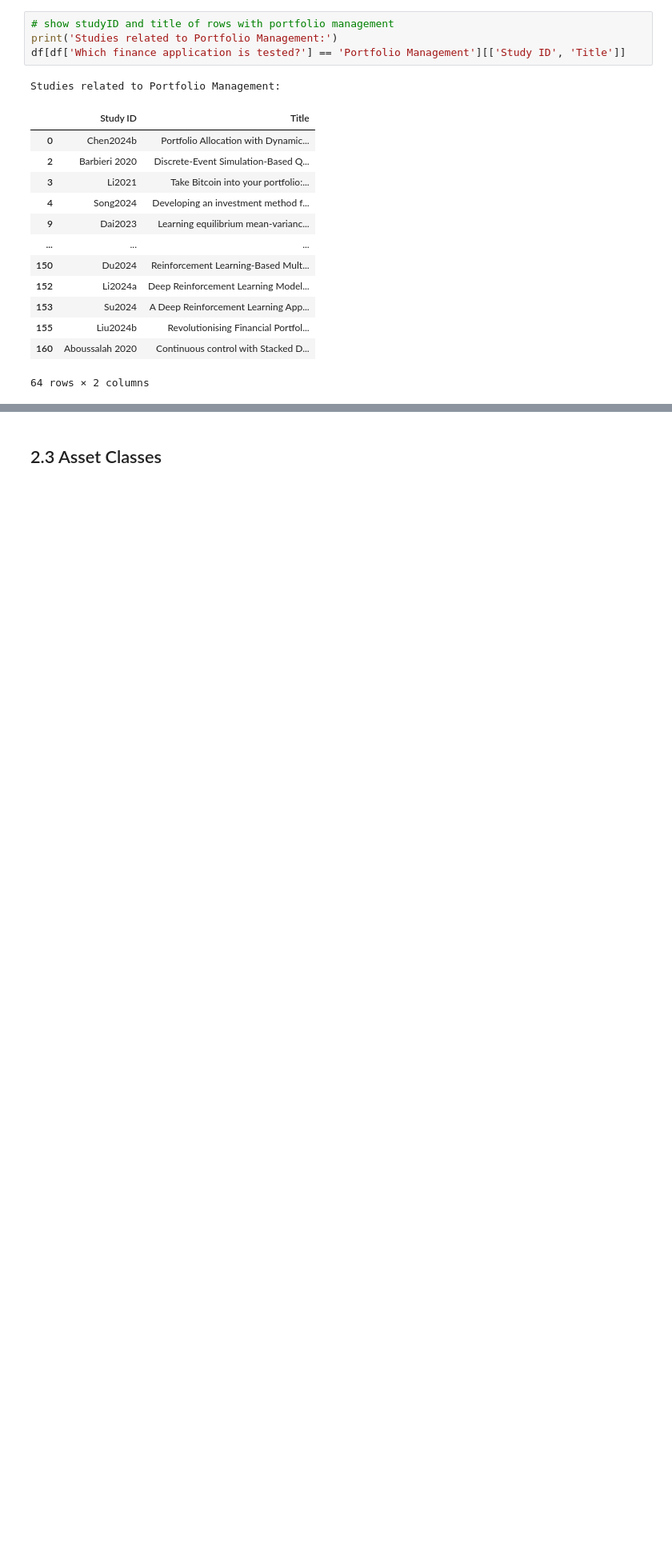
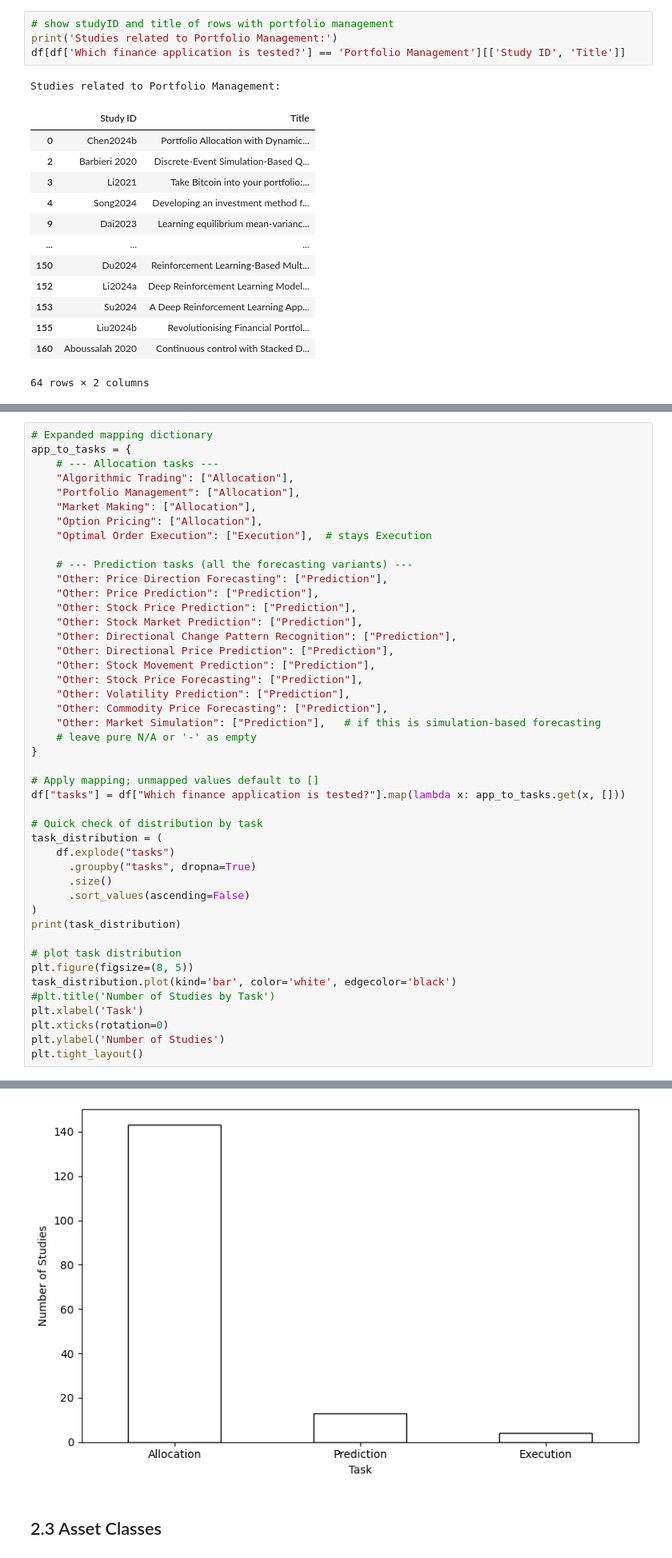
Before and after one commit to MSCA-DN-Digital-Finance/WP3_eXplainable_and_Fair_AI, a Jupyter notebook: IRP1/Code/systematic_literature_review/250602_analysis.ipynb, the cells around one changed output, grey strips where cells are left out. Shown at 80% size. Saved outputs shown, nothing was run; the diff lists cells and outputs as text; blank space fills up the shorter version.

```diff
--- a/IRP1/Code/systematic_literature_review/250602_analysis.ipynb
+++ b/IRP1/Code/systematic_literature_review/250602_analysis.ipynb
@@ -288,0 +445,46 @@ Studies related to Portfolio Management:
+# %%
+# Expanded mapping dictionary
+app_to_tasks = {
+    # --- Allocation tasks ---
+    "Algorithmic Trading": ["Allocation"],
+    "Portfolio Management": ["Allocation"],
+    "Market Making": ["Allocation"],
+    "Option Pricing": ["Allocation"],
+    "Optimal Order Execution": ["Execution"],  # stays Execution
+
+    # --- Prediction tasks (all the forecasting variants) ---
+    "Other: Price Direction Forecasting": ["Prediction"],
+    "Other: Price Prediction": ["Prediction"],
+    "Other: Stock Price Prediction": ["Prediction"],
+    "Other: Stock Market Prediction": ["Prediction"],
+    "Other: Directional Change Pattern Recognition": ["Prediction"],
+    "Other: Directional Price Prediction": ["Prediction"],
+    "Other: Stock Movement Prediction": ["Prediction"],
+    "Other: Stock Price Forecasting": ["Prediction"],
+    "Other: Volatility Prediction": ["Prediction"],
+    "Other: Commodity Price Forecasting": ["Prediction"],
+    "Other: Market Simulation": ["Prediction"],   # if this is simulation-based forecasting
+    # leave pure N/A or '-' as empty
+}
+
+# Apply mapping; unmapped values default to []
+df["tasks"] = df["Which finance application is tested?"].map(lambda x: app_to_tasks.get(x, []))
+
+# Quick check of distribution by task
+task_distribution = (
+    df.explode("tasks")
+      .groupby("tasks", dropna=True)
+      .size()
+      .sort_values(ascending=False)
+)
+print(task_distribution)
+
+# plot task distribution
+plt.figure(figsize=(8, 5))
+task_distribution.plot(kind='bar', color='white', edgecolor='black')
+#plt.title('Number of Studies by Task')
+plt.xlabel('Task')
+plt.xticks(rotation=0)
+plt.ylabel('Number of Studies')
+plt.tight_layout()
+# %% [output]
@@ -289,3 +496,4 @@ Studies related to Portfolio Management:
+[figure, added]
 # %% [markdown]
 ## 2.3 Asset Classes
 # %%
```
Also changed, not shown: parts of 17 cells of this notebook, 6 other files.
